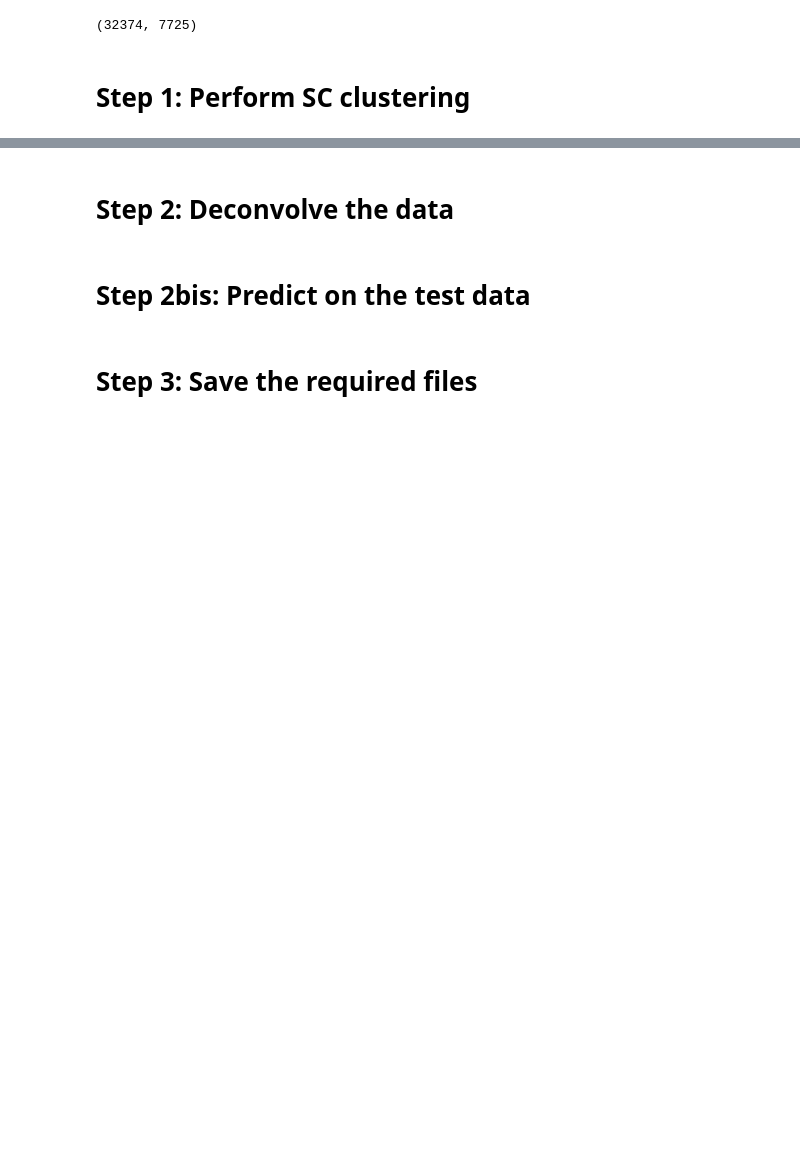
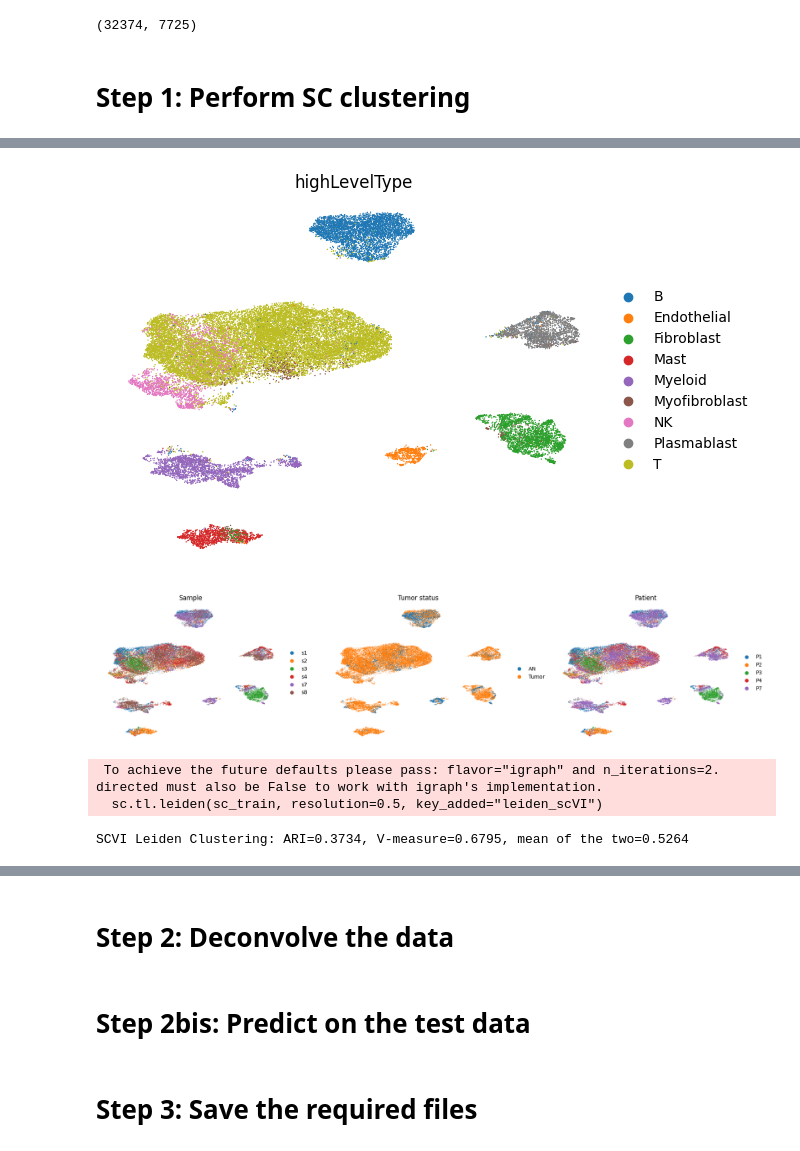
Before and after one commit to EdoardoNegri/Genomics_2, a Jupyter notebook: code.ipynb, the cells around one changed output, grey strips where cells are left out. Cells and saved outputs as stored; diff of their text form; code cells hidden in the pictures; blank space fills up the shorter version.

```diff
--- a/code.ipynb
+++ b/code.ipynb
@@ -110,3 +138,30 @@ sc.tl.umap(sc_train, min_dist=0.3)
+# %%
+sc.pl.umap(
+    sc_train,
+    color=[label_key],
+    frameon=False,
+)
+
+sc.pl.umap(
+    sc_train,
+    color=categorical_covariate_keys,
+    frameon=False,
+    ncols=len(categorical_covariate_keys),
+)
+# %% [output]
+[figure, added]
+[figure, added]
+# %%
+true_labels = sc_train.obs[label_key].to_numpy()
+sc.tl.leiden(sc_train, resolution=0.5, key_added="leiden_scVI")
+pred_labels = sc_train.obs["leiden_scVI"].to_numpy()
+ari = adjusted_rand_score(true_labels, pred_labels)
+vmeas = v_measure_score(true_labels, pred_labels)
+print(f"SCVI Leiden Clustering: ARI={ari:.4f}, V-measure={vmeas:.4f}, mean of the two={((ari+vmeas)/2):.4f}")
+# %% [output]
+ To achieve the future defaults please pass: flavor="igraph" and n_iterations=2.  directed must also be False to work with igraph's implementation.
+  sc.tl.leiden(sc_train, resolution=0.5, key_added="leiden_scVI")
+SCVI Leiden Clustering: ARI=0.3734, V-measure=0.6795, mean of the two=0.5264
 # %%
 # resolution search helper
 def search_best_resolution(adata, true_label_key="highLevelType", nsteps=30, low=0.2, high=1.5):
```
Also changed, not shown: parts of 20 cells of this notebook.
